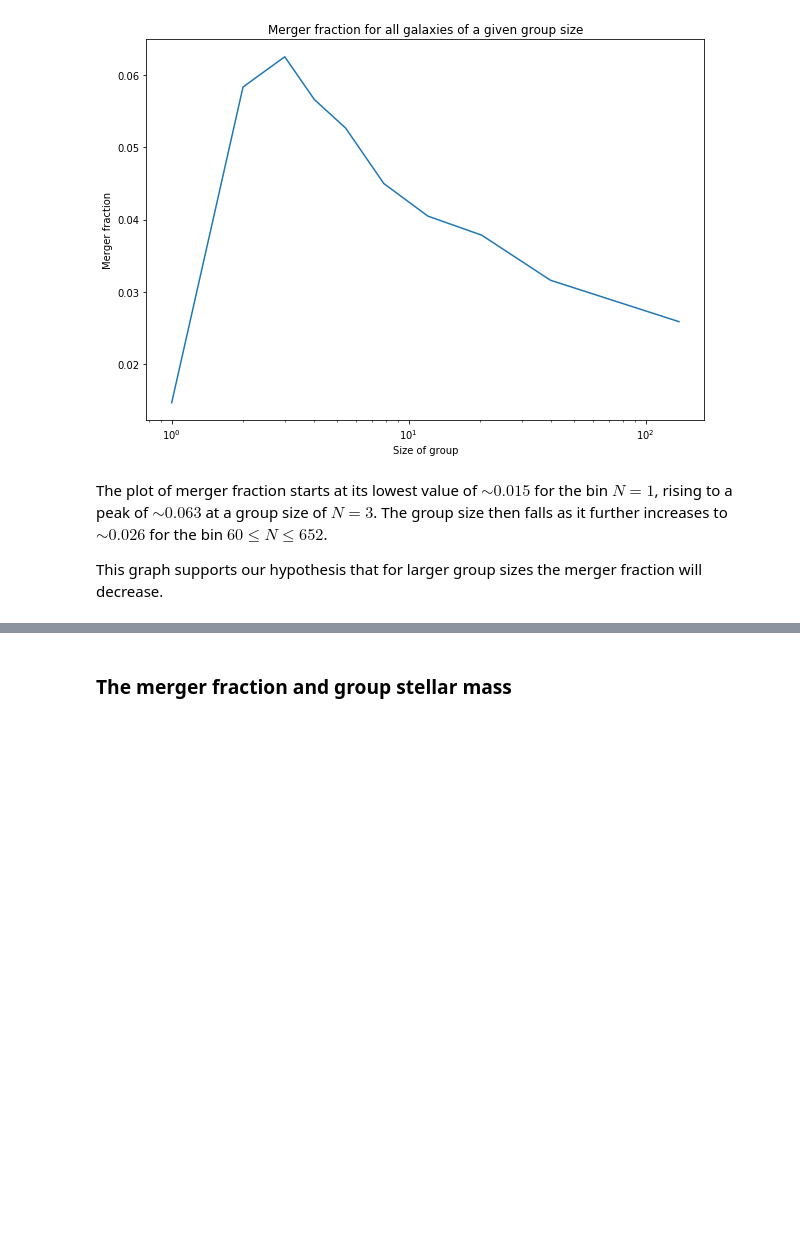
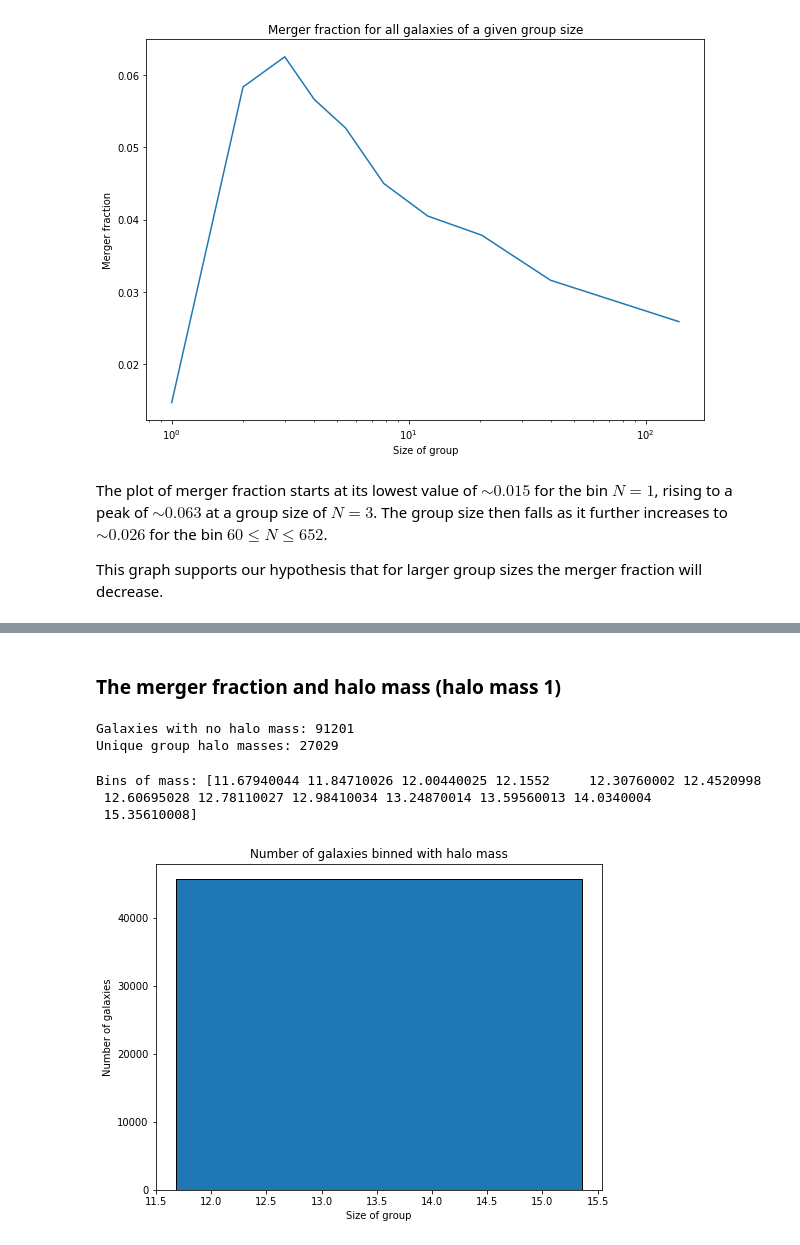
Before and after one commit to tplews98/MPhys_Project, a Jupyter notebook: MT_Week6_Groups.ipynb, the cells around one changed output, grey strips where cells are left out. Saved outputs shown, nothing was run; the diff lists cells and outputs as text; code cells hidden in the pictures; blank space fills up the shorter version.

```diff
--- a/MT_Week6_Groups.ipynb
+++ b/MT_Week6_Groups.ipynb
@@ -636,2 +717,28 @@ This graph supports our hypothesis that for larger group sizes the merger fracti
 # %% [markdown]
-### The merger fraction and group stellar mass
+### The merger fraction and halo mass (halo mass 1)
+# %%
+print("Galaxies with no halo mass: " + str(len(all_data[all_data["halo mass1"] < 5])))
+print("Unique group halo masses: " + str(len(all_data_pandas[all_data_pandas["halo mass1"] > 0]["halo mass1"].unique())))
+# %% [output]
+Galaxies with no halo mass: 91201
+Unique group halo masses: 27029
+# %%
+# Create logarithmic bins of equal size without small groups
+galaxies_with_halo_mass1 = all_data[all_data["halo mass1"] > 0]
+equal_bins_halo_mass1 = pd.qcut(galaxies_with_halo_mass1["halo mass1"], q=12, labels=False, retbins=True, duplicates="drop")[1]
+
+print("Bins of mass: " + str(equal_bins_halo_mass1))
+# %% [output]
+Bins of mass: [11.67940044 11.84710026 12.00440025 12.1552     12.30760002 12.4520998
+ 12.60695028 12.78110027 12.98410034 13.24870014 13.59560013 14.0340004
+ 15.35610008]
+# %%
+# Plot histogram of group size using logarithmic bins
+plt.figure(figsize=(8,6))
+plt.hist(galaxies_with_halo_mass1["halo mass1"], bins=equal_bins_halo_mass1, edgecolor="black", histtype="stepfilled")
+plt.xlabel("Size of group")
+plt.ylabel("Number of galaxies")
+plt.title("Number of galaxies binned with halo mass")
+plt.show()
+# %% [output]
+[figure, added]
```
Also changed, not shown: parts of 11 cells of this notebook.
